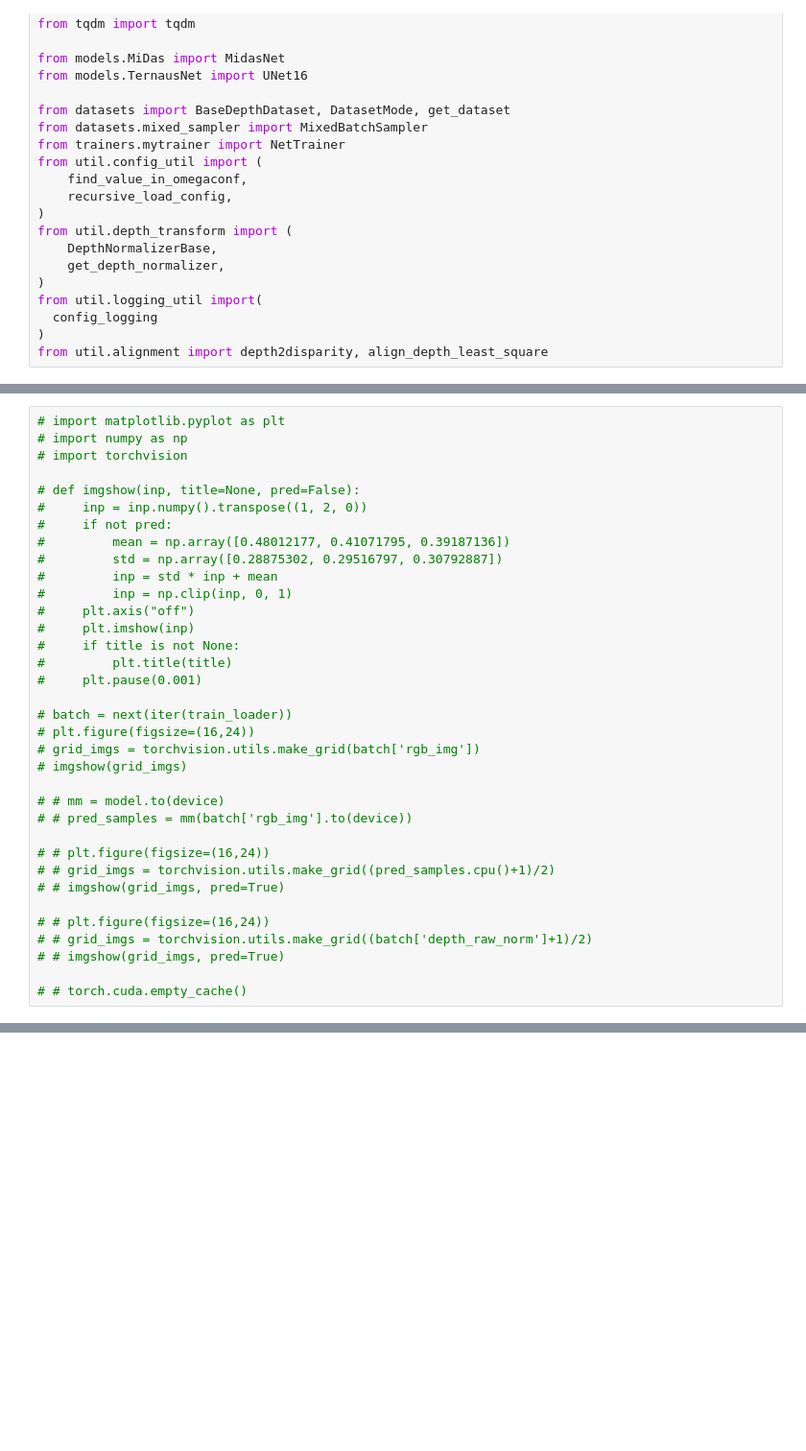
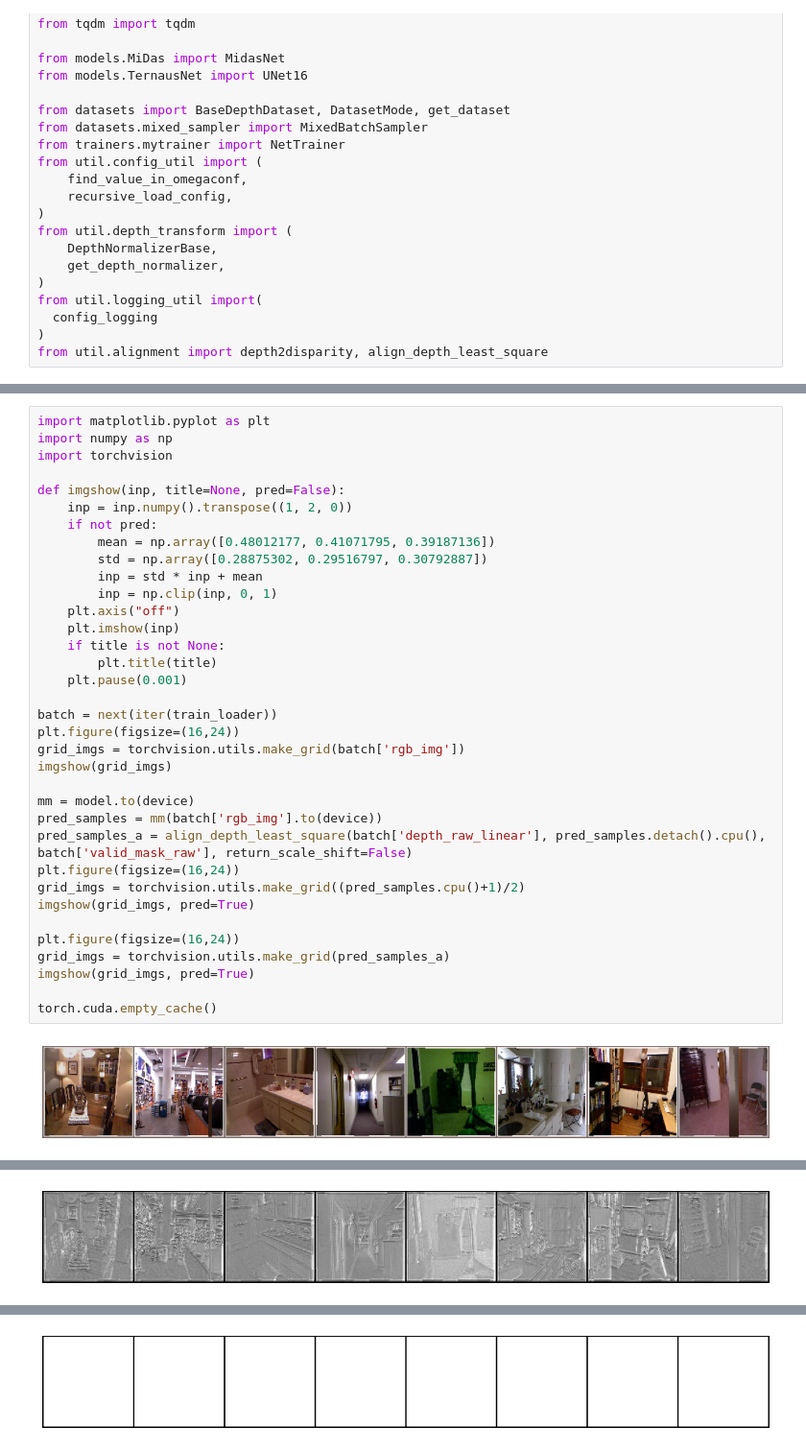
Before and after one commit to Mpasiowiec/Estymacja-glebi-na-podstawie-pojedynczego-zdejcia, a Jupyter notebook: quick_check.ipynb, the cells around one changed output, grey strips where cells are left out. Shown at 96% size. Saved outputs shown, nothing was run; the diff lists cells and outputs as text; blank space fills up the shorter version.

Commit message:
add loss, alignment in train

```diff
--- a/quick_check.ipynb
+++ b/quick_check.ipynb
@@ -293,35 +261,37 @@ PermissionError: [WinError 5] Odmowa dostępu: './test_files\\24_08_30-00_35_05-
 # %%
-# import matplotlib.pyplot as plt
-# import numpy as np
-# import torchvision
+import matplotlib.pyplot as plt
+import numpy as np
+import torchvision
 
-# def imgshow(inp, title=None, pred=False):
-#     inp = inp.numpy().transpose((1, 2, 0))
-#     if not pred:
-#         mean = np.array([0.48012177, 0.41071795, 0.39187136])
-#         std = np.array([0.28875302, 0.29516797, 0.30792887])
-#         inp = std * inp + mean
-#         inp = np.clip(inp, 0, 1)
-#     plt.axis("off")
-#     plt.imshow(inp)
-#     if title is not None:
-#         plt.title(title)
-#     plt.pause(0.001)
+def imgshow(inp, title=None, pred=False):
+    inp = inp.numpy().transpose((1, 2, 0))
+    if not pred:
+        mean = np.array([0.48012177, 0.41071795, 0.39187136])
+        std = np.array([0.28875302, 0.29516797, 0.30792887])
+        inp = std * inp + mean
+        inp = np.clip(inp, 0, 1)
+    plt.axis("off")
+    plt.imshow(inp)
+    if title is not None:
+        plt.title(title)
+    plt.pause(0.001)
 
-# batch = next(iter(train_loader))
-# plt.figure(figsize=(16,24))
-# grid_imgs = torchvision.utils.make_grid(batch['rgb_img'])
-# imgshow(grid_imgs)
+batch = next(iter(train_loader))
+plt.figure(figsize=(16,24))
+grid_imgs = torchvision.utils.make_grid(batch['rgb_img'])
+imgshow(grid_imgs)
 
-# # mm = model.to(device)
-# # pred_samples = mm(batch['rgb_img'].to(device))
+mm = model.to(device)
+pred_samples = mm(batch['rgb_img'].to(device))
+pred_samples_a = align_depth_least_square(batch['depth_raw_linear'], pred_samples.detach().cpu(), batch['valid_mask_raw'], return_scale_shift=False)
+plt.figure(figsize=(16,24))
+grid_imgs = torchvision.utils.make_grid((pred_samples.cpu()+1)/2)
+imgshow(grid_imgs, pred=True)
 
-# # plt.figure(figsize=(16,24))
-# # grid_imgs = torchvision.utils.make_grid((pred_samples.cpu()+1)/2)
-# # imgshow(grid_imgs, pred=True)
+plt.figure(figsize=(16,24))
+grid_imgs = torchvision.utils.make_grid(pred_samples_a)
+imgshow(grid_imgs, pred=True)
 
-# # plt.figure(figsize=(16,24))
-# # grid_imgs = torchvision.utils.make_grid((batch['depth_raw_norm']+1)/2)
-# # imgshow(grid_imgs, pred=True)
-
-# # torch.cuda.empty_cache()
+torch.cuda.empty_cache()
+# %% [output]
+[figure, added]
@@ -327,0 +299 @@ PermissionError: [WinError 5] Odmowa dostępu: './test_files\\24_08_30-00_35_05-
+[figure, added]
@@ -327,0 +301 @@ PermissionError: [WinError 5] Odmowa dostępu: './test_files\\24_08_30-00_35_05-
+[figure, added]
```
Also changed, not shown: parts of 6 cells of this notebook, 1 other file.
